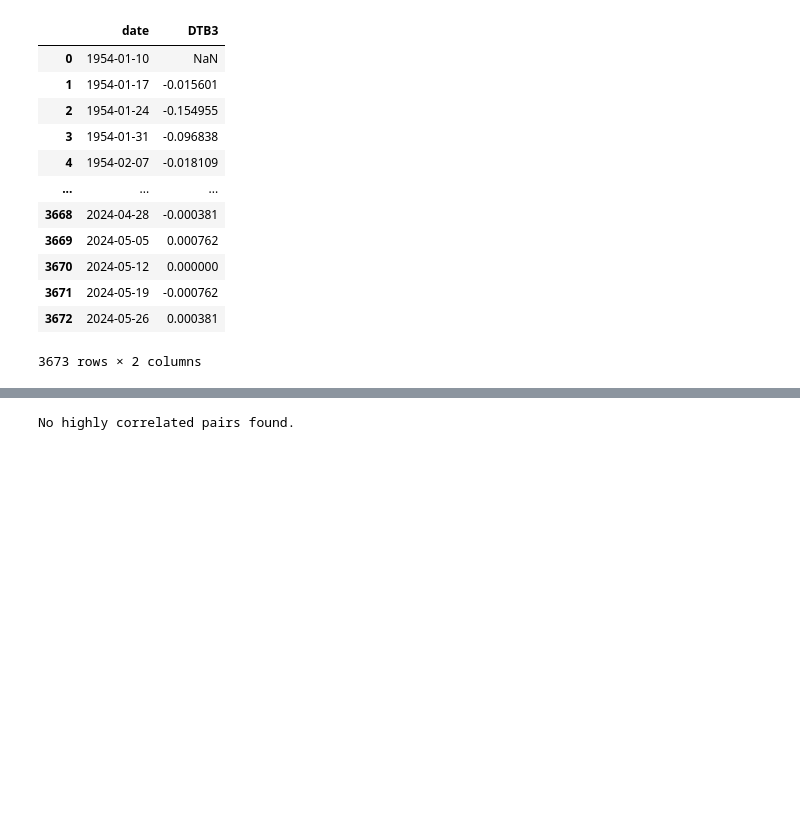
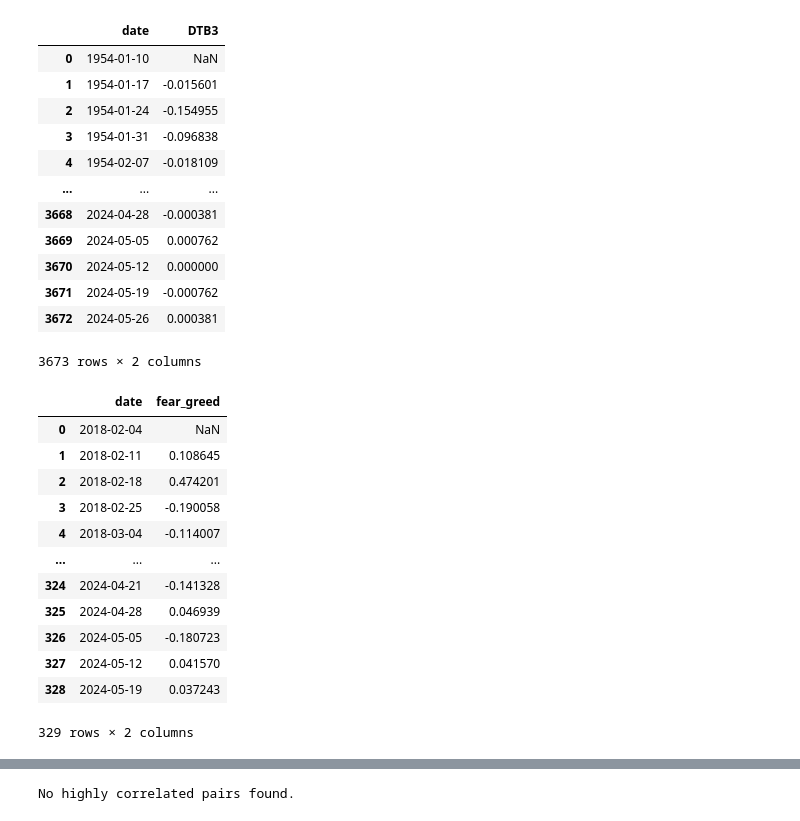
Before and after one commit to dr17549/BD2_coursework, a Jupyter notebook: Code/bitcoin_prediction.ipynb, the cells around one changed output, grey strips where cells are left out. Saved outputs shown, nothing was run; the diff lists cells and outputs as text; code cells hidden in the pictures; blank space fills up the shorter version.

Commit message:
add fear greed

```diff
--- a/Code/bitcoin_prediction.ipynb
+++ b/Code/bitcoin_prediction.ipynb
@@ -101,4 +100,29 @@ rf
 | 3671 | 2024-05-19 | -0.000762 |
 | 3672 | 2024-05-26 | 0.000381 |
 3673 rows × 2 columns
+# %%
+# Fear Greed index
+fear_greed = pd.read_csv(path + 'bitcoin_fear_greed.csv')
+fear_greed['date'] = pd.to_datetime(fear_greed['date'], dayfirst=True)
+# rf = rf[rf['DTB3'] != "."]
+# rf = rf.drop(['DATE'], axis=1)
+fear_greed['fear_greed'] = fear_greed['fear_greed'].astype('float64')
+fear_greed = fear_greed.drop('value', axis=1)
+fear_greed = calculate_weekly_average(fear_greed, 'W')
+fear_greed = calculate_change(fear_greed, 'fear_greed')
+fear_greed
+# %% [output]
+|  | date | fear_greed |
+| 0 | 2018-02-04 | NaN |
+| 1 | 2018-02-11 | 0.108645 |
+| 2 | 2018-02-18 | 0.474201 |
+| 3 | 2018-02-25 | -0.190058 |
+| 4 | 2018-03-04 | -0.114007 |
+| ... | ... | ... |
+| 324 | 2024-04-21 | -0.141328 |
+| 325 | 2024-04-28 | 0.046939 |
+| 326 | 2024-05-05 | -0.180723 |
+| 327 | 2024-05-12 | 0.041570 |
+| 328 | 2024-05-19 | 0.037243 |
+329 rows × 2 columns
 # %%
```
Also changed, not shown: parts of 6 cells of this notebook, 1 other file.
